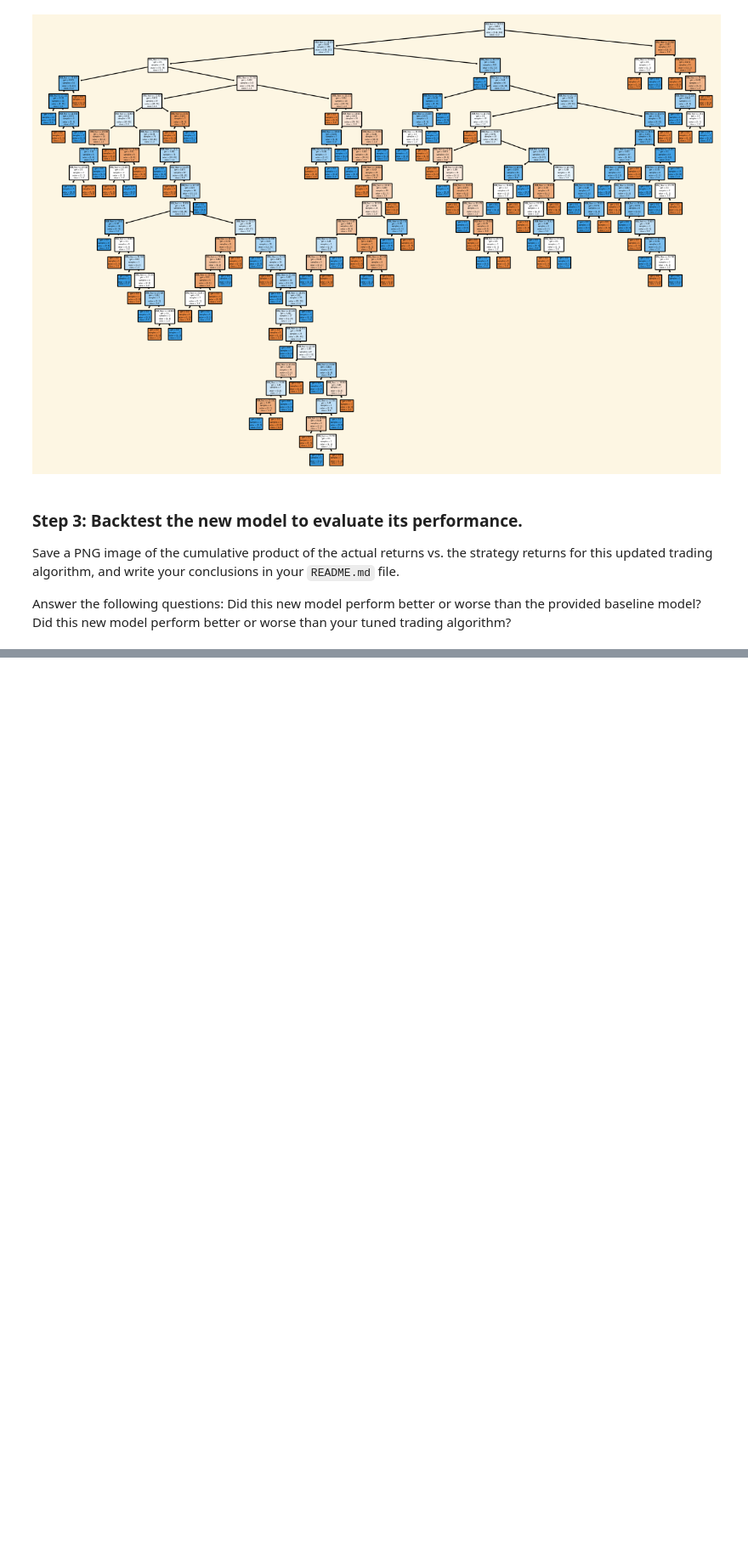
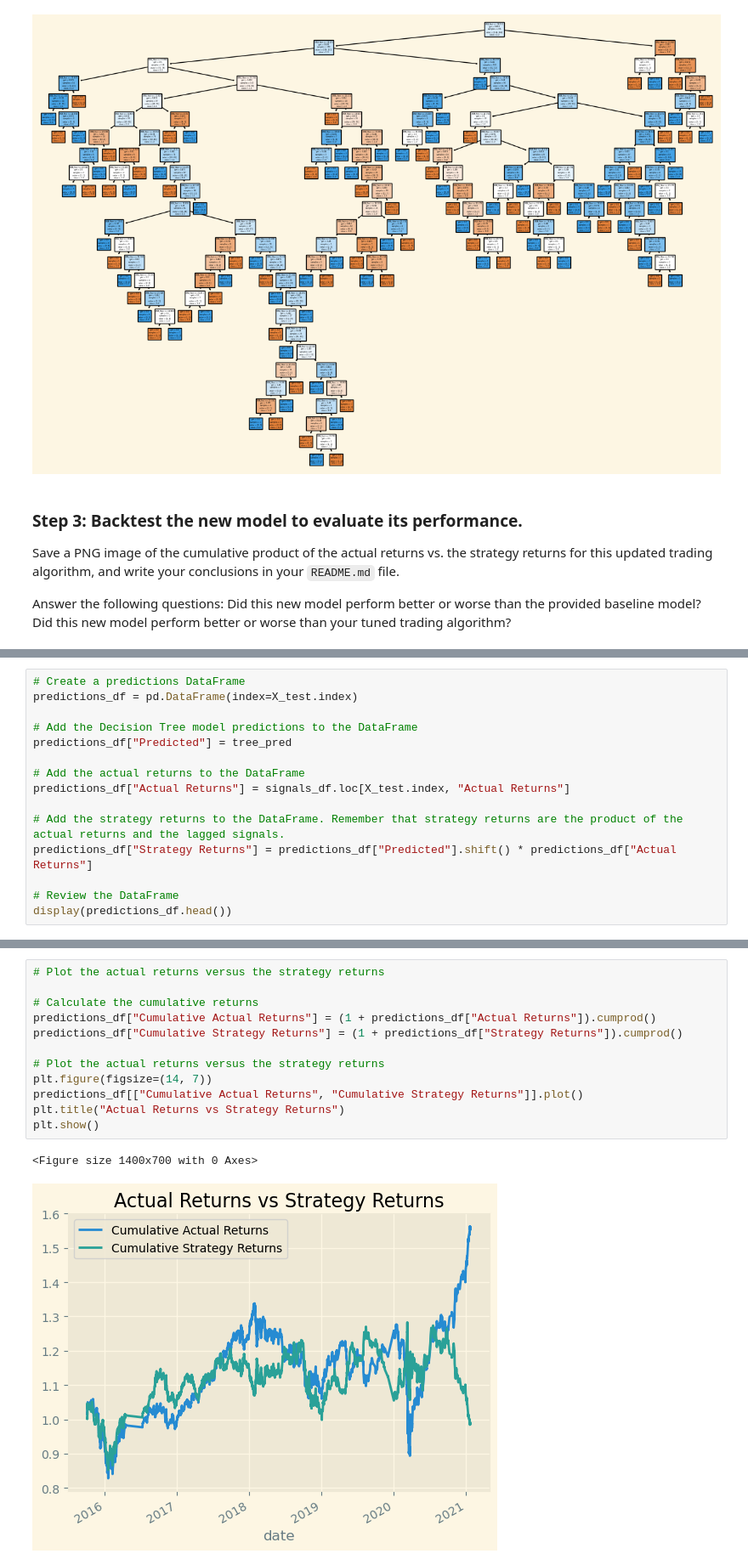
Before and after one commit to darcy5d/Fintech_Module_14_Homework_Assignment, a Jupyter notebook: machine_learning_trading_bot.ipynb, the cells around one changed output, grey strips where cells are left out. Shown at 85% size. Saved outputs shown, nothing was run; the diff lists cells and outputs as text; blank space fills up the shorter version.

```diff
--- a/machine_learning_trading_bot.ipynb
+++ b/machine_learning_trading_bot.ipynb
@@ -681,0 +689,15 @@ Did this new model perform better or worse than your tuned trading algorithm?
+# %%
+# Create a predictions DataFrame
+predictions_df = pd.DataFrame(index=X_test.index)
+
+# Add the Decision Tree model predictions to the DataFrame
+predictions_df["Predicted"] = tree_pred
+
+# Add the actual returns to the DataFrame
+predictions_df["Actual Returns"] = signals_df.loc[X_test.index, "Actual Returns"]
+
+# Add the strategy returns to the DataFrame. Remember that strategy returns are the product of the actual returns and the lagged signals.
+predictions_df["Strategy Returns"] = predictions_df["Predicted"].shift() * predictions_df["Actual Returns"]
+
+# Review the DataFrame
+display(predictions_df.head())
@@ -681,0 +712,15 @@ Did this new model perform better or worse than your tuned trading algorithm?
+# %%
+# Plot the actual returns versus the strategy returns
+
+# Calculate the cumulative returns
+predictions_df["Cumulative Actual Returns"] = (1 + predictions_df["Actual Returns"]).cumprod()
+predictions_df["Cumulative Strategy Returns"] = (1 + predictions_df["Strategy Returns"]).cumprod()
+
+# Plot the actual returns versus the strategy returns
+plt.figure(figsize=(14, 7))
+predictions_df[["Cumulative Actual Returns", "Cumulative Strategy Returns"]].plot()
+plt.title("Actual Returns vs Strategy Returns")
+plt.show()
+# %% [output]
+<Figure size 1400x700 with 0 Axes>
+[figure, added]
```
Also changed, not shown: parts of 13 cells of this notebook, 1 other file.
